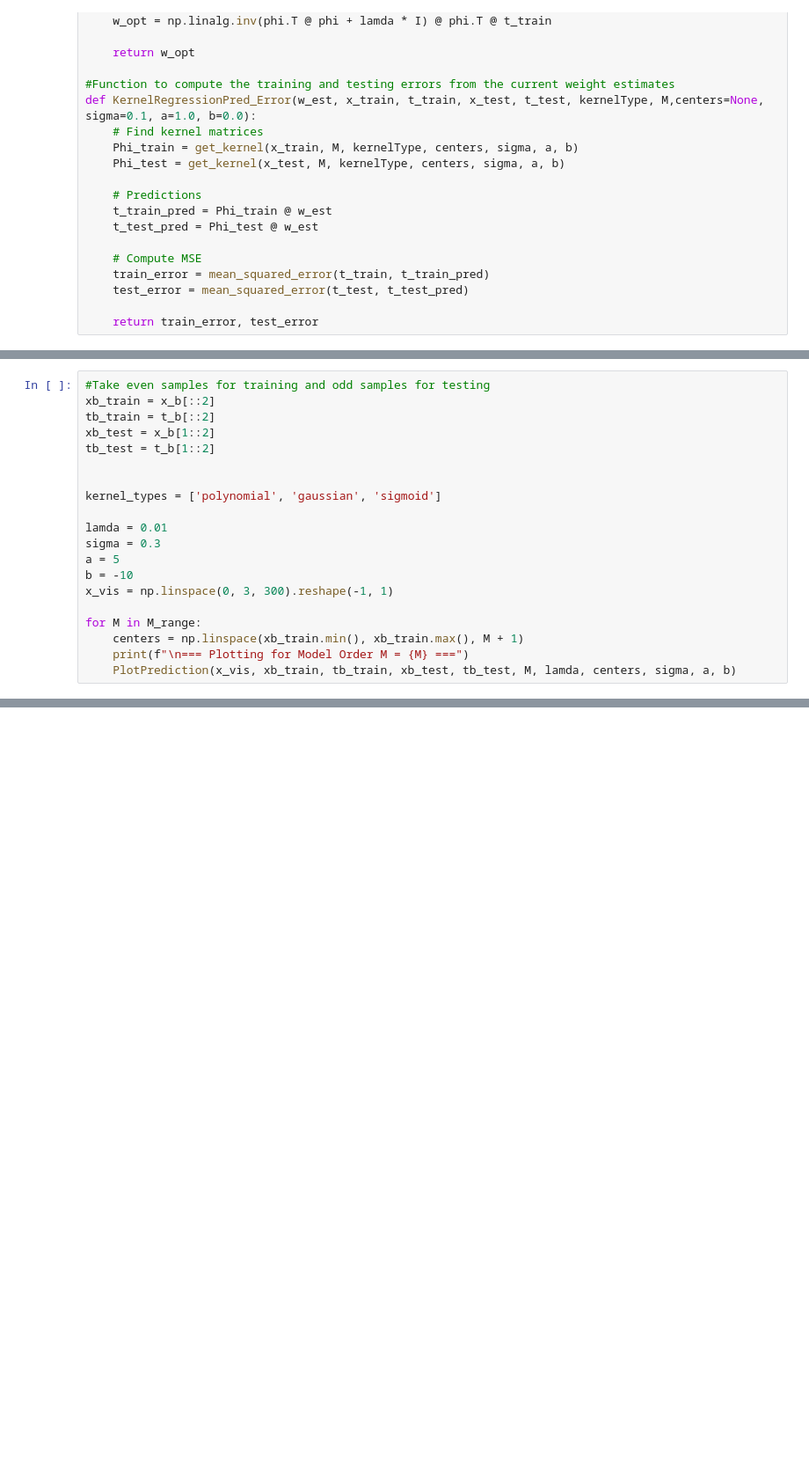
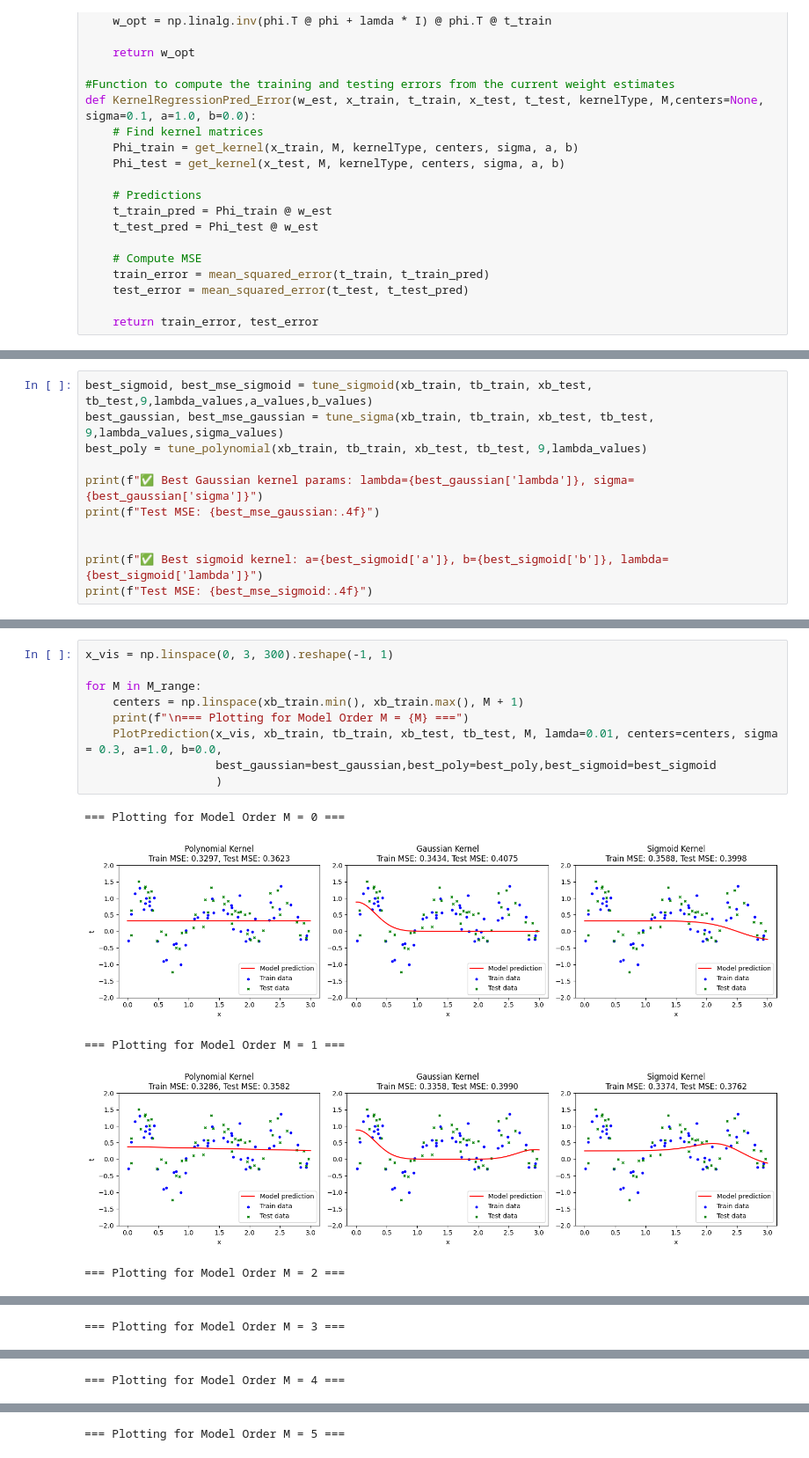
Before and after one commit to bhsh200/jpmc-case-study, a Jupyter notebook: Part3.ipynb, the cells around one changed output, grey strips where cells are left out. Shown at 88% size. Cells and saved outputs as stored; diff of their text form; blank space fills up the shorter version.

```diff
--- a/Part3.ipynb
+++ b/Part3.ipynb
@@ -209,21 +318,12 @@ x_b = x_b.reshape(-1, 1)
 # %%
-#Take even samples for training and odd samples for testing
-xb_train = x_b[::2]
-tb_train = t_b[::2]
-xb_test = x_b[1::2]
-tb_test = t_b[1::2]
+best_sigmoid, best_mse_sigmoid = tune_sigmoid(xb_train, tb_train, xb_test, tb_test,9,lambda_values,a_values,b_values)
+best_gaussian, best_mse_gaussian = tune_sigma(xb_train, tb_train, xb_test, tb_test, 9,lambda_values,sigma_values)
+best_poly = tune_polynomial(xb_train, tb_train, xb_test, tb_test, 9,lambda_values)
+
+print(f"✅ Best Gaussian kernel params: lambda={best_gaussian['lambda']}, sigma={best_gaussian['sigma']}")
+print(f"Test MSE: {best_mse_gaussian:.4f}")
 
 
-kernel_types = ['polynomial', 'gaussian', 'sigmoid']
-
-lamda = 0.01
-sigma = 0.3
-a = 5
-b = -10
-x_vis = np.linspace(0, 3, 300).reshape(-1, 1)
-
-for M in M_range:
-    centers = np.linspace(xb_train.min(), xb_train.max(), M + 1)
-    print(f"\n=== Plotting for Model Order M = {M} ===")
-    PlotPrediction(x_vis, xb_train, tb_train, xb_test, tb_test, M, lamda, centers, sigma, a, b)
+print(f"✅ Best sigmoid kernel: a={best_sigmoid['a']}, b={best_sigmoid['b']}, lambda={best_sigmoid['lambda']}")
+print(f"Test MSE: {best_mse_sigmoid:.4f}")
 # %% [output]
@@ -242,0 +335,15 @@ for M in M_range:
+# %%
+x_vis = np.linspace(0, 3, 300).reshape(-1, 1)
+
+for M in M_range:
+    centers = np.linspace(xb_train.min(), xb_train.max(), M + 1)
+    print(f"\n=== Plotting for Model Order M = {M} ===")
+    PlotPrediction(x_vis, xb_train, tb_train, xb_test, tb_test, M, lamda=0.01, centers=centers, sigma = 0.3, a=1.0, b=0.0,
+                   best_gaussian=best_gaussian,best_poly=best_poly,best_sigmoid=best_sigmoid
+                   )
+# %% [output]
+=== Plotting for Model Order M = 0 ===
+[figure, added]
+=== Plotting for Model Order M = 1 ===
+[figure, added]
+=== Plotting for Model Order M = 2 ===
@@ -242,0 +351 @@ for M in M_range:
+=== Plotting for Model Order M = 3 ===
@@ -242,0 +353 @@ for M in M_range:
+=== Plotting for Model Order M = 4 ===
@@ -242,0 +355 @@ for M in M_range:
+=== Plotting for Model Order M = 5 ===
```
Also changed, not shown: parts of 11 cells of this notebook.
